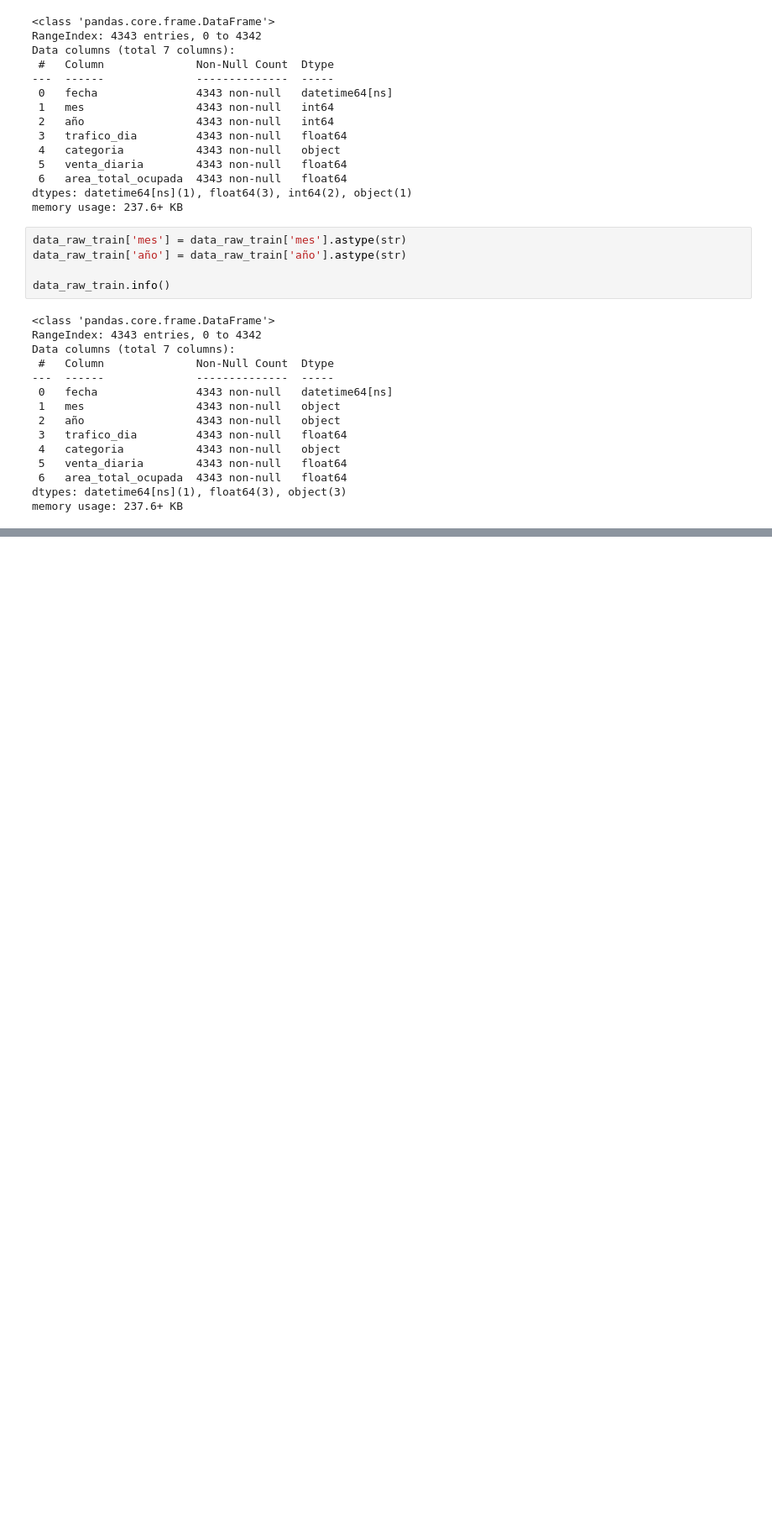
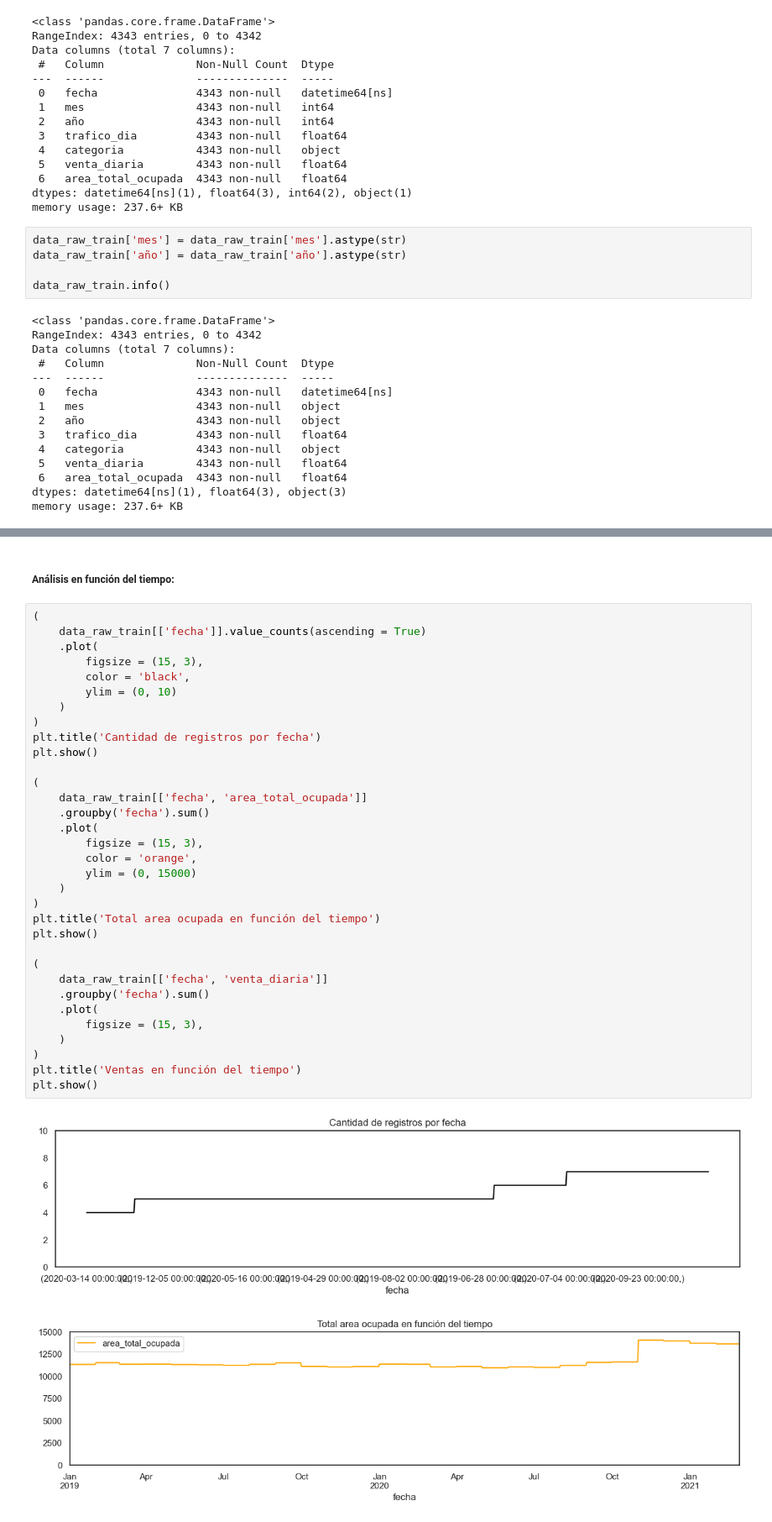
Before and after one commit to sabedoyari/pactia_data_scientist_test, a Jupyter notebook: solucion_caso_de_negocio.ipynb, the cells around one changed output, grey strips where cells are left out. Shown at 84% size. Cells and saved outputs as stored; diff of their text form; blank space fills up the shorter version.

```diff
--- a/solucion_caso_de_negocio.ipynb
+++ b/solucion_caso_de_negocio.ipynb
@@ -84,0 +111,38 @@ Teniendo en cuenta los datos entregados en el conjunto "train", al hacer una an
+# %% [markdown]
+##### Análisis en función del tiempo:
+# %%
+(
+    data_raw_train[['fecha']].value_counts(ascending = True)
+    .plot(
+        figsize = (15, 3),
+        color = 'black',
+        ylim = (0, 10)
+    )
+)
+plt.title('Cantidad de registros por fecha')
+plt.show()
+
+(
+    data_raw_train[['fecha', 'area_total_ocupada']]
+    .groupby('fecha').sum()
+    .plot(
+        figsize = (15, 3),
+        color = 'orange',
+        ylim = (0, 15000)
+    )
+)
+plt.title('Total area ocupada en función del tiempo')
+plt.show()
+
+(
+    data_raw_train[['fecha', 'venta_diaria']]
+    .groupby('fecha').sum()
+    .plot(
+        figsize = (15, 3),
+    )
+)
+plt.title('Ventas en función del tiempo')
+plt.show()
+# %% [output]
+[figure, added]
+[figure, added]
```
Also changed, not shown: parts of 35 cells of this notebook, 1 other file.
